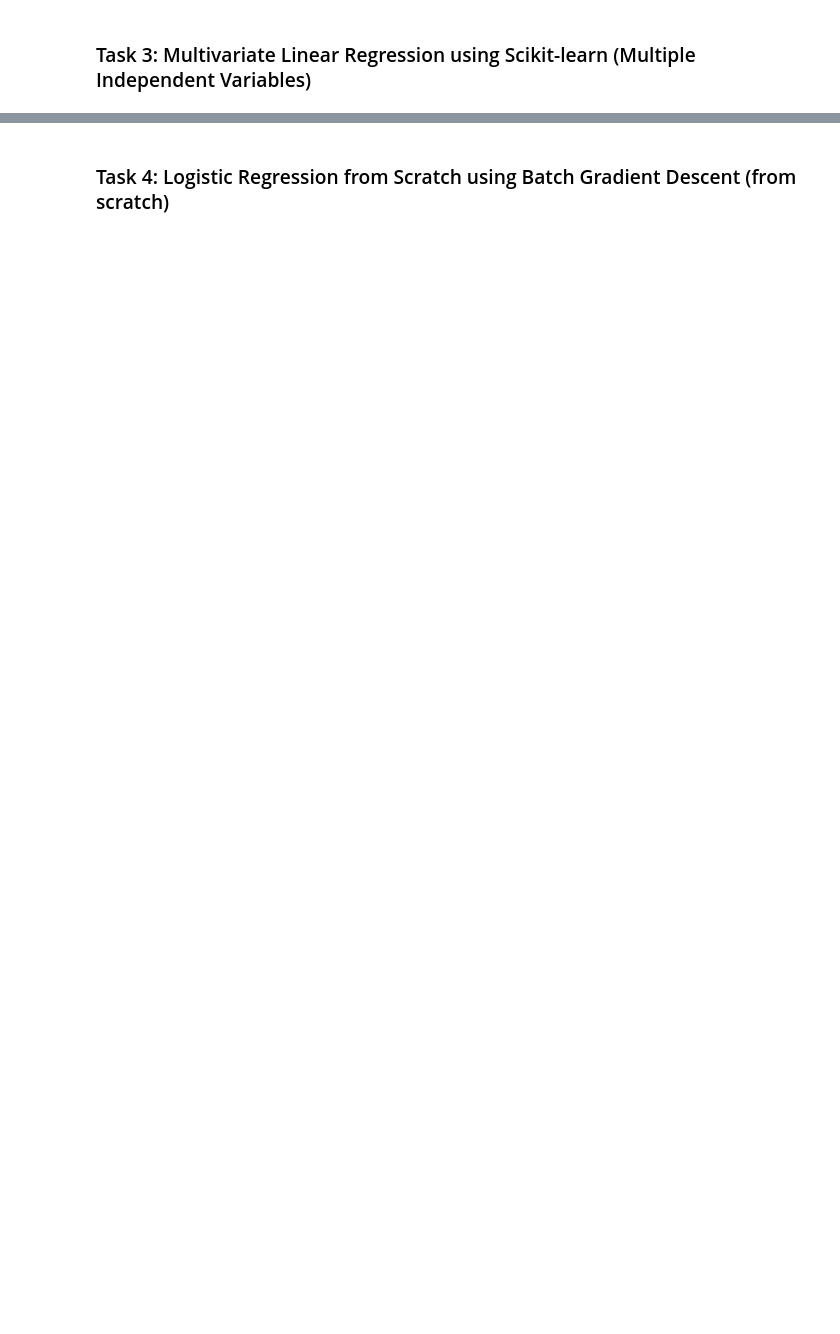
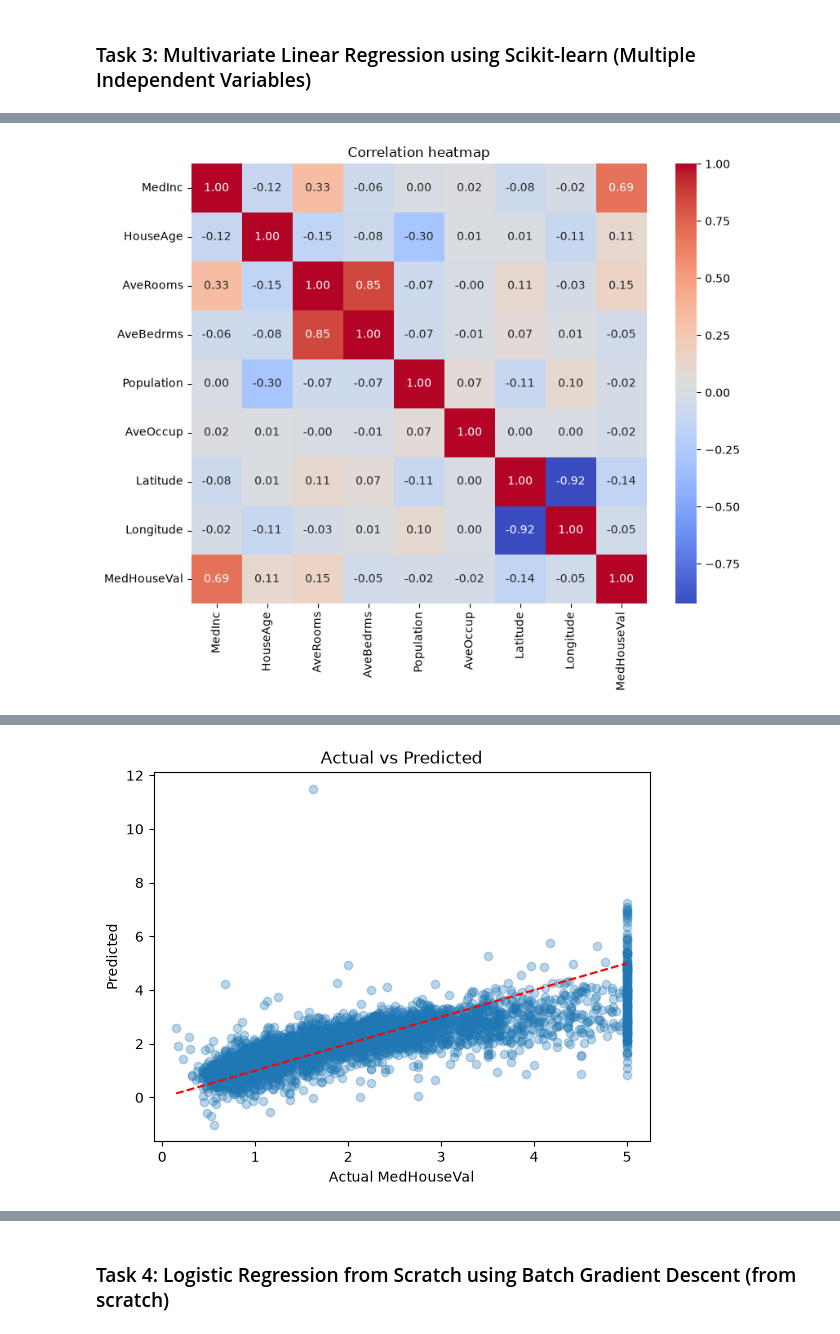
Before and after one commit to Zain-Shykh/linear-logistic-regression-gradient-descent, a Jupyter notebook: 24i3126_lab12.ipynb, the cells around one changed output, grey strips where cells are left out. Saved outputs shown, nothing was run; the diff lists cells and outputs as text; code cells hidden in the pictures; blank space fills up the shorter version.

```diff
--- a/24i3126_lab12.ipynb
+++ b/24i3126_lab12.ipynb
@@ -208,0 +164,63 @@ model = LinearRegression()
+# %%
+import numpy as np
+import pandas as pd
+import matplotlib.pyplot as plt
+import seaborn as sns
+
+from sklearn.datasets import fetch_california_housing
+from sklearn.model_selection import train_test_split
+from sklearn.preprocessing import StandardScaler
+from sklearn.linear_model import LinearRegression
+from sklearn.metrics import mean_squared_error, r2_score
+
+# Step 1: Load California Housing dataset
+housing = fetch_california_housing()
+
+# Step 2: DataFrame
+X = pd.DataFrame(housing.data, columns=housing.feature_names)
+y = pd.Series(housing.target, name="MedHouseVal")
+
+# Step 3: Inspect dataset
+print("Shape:", X.shape)
+print(X.head())
+print("Missing values:\n", X.isnull().sum())
+
+# Step 4: Correlation heatmap (incl. target)
+plt.figure(figsize=(9, 7))
+sns.heatmap(pd.concat([X, y], axis=1).corr(), annot=True, fmt=".2f", cmap="coolwarm")
+plt.title("Correlation heatmap"); plt.show()
+
+# Step 5: Train-test split (80:20)
+X_train, X_test, y_train, y_test = train_test_split(X, y, test_size=0.2, random_state=42)
+
+# Step 6: StandardScaler (fit on train only)
+scaler = StandardScaler()
+X_train_s = scaler.fit_transform(X_train)
+X_test_s = scaler.transform(X_test)
+
+# Step 7: Train LinearRegression
+model = LinearRegression()
+model.fit(X_train_s, y_train)
+
+# Step 8: Predictions
+y_pred = model.predict(X_test_s)
+
+# Step 9: Evaluate
+print("MSE:", mean_squared_error(y_test, y_pred), "R2:", r2_score(y_test, y_pred))
+
+# Step 10: Coefficients
+coefs = pd.Series(model.coef_, index=X.columns).sort_values()
+print(coefs); print("Intercept:", model.intercept_)
+
+# Step 11: Strongest coefficients
+print("Strongest positive:", coefs.idxmax(), coefs.max())
+print("Strongest negative:", coefs.idxmin(), coefs.min())
+
+# Step 12: Actual vs predicted
+print(pd.DataFrame({"Actual": y_test.values[:10], "Predicted": y_pred[:10]}))
+
+# Step 13: Plot actual vs predicted
+plt.scatter(y_test, y_pred, alpha=0.3)
+plt.plot([y_test.min(), y_test.max()], [y_test.min(), y_test.max()], "r--")
+plt.xlabel("Actual MedHouseVal"); plt.ylabel("Predicted"); plt.title("Actual vs Predicted"); plt.show()
+# %% [output]
@@ -208,0 +244 @@ model = LinearRegression()
+[figure, added]
@@ -208,0 +262 @@ model = LinearRegression()
+[figure, added]
```
Also changed, not shown: parts of 13 cells of this notebook.
